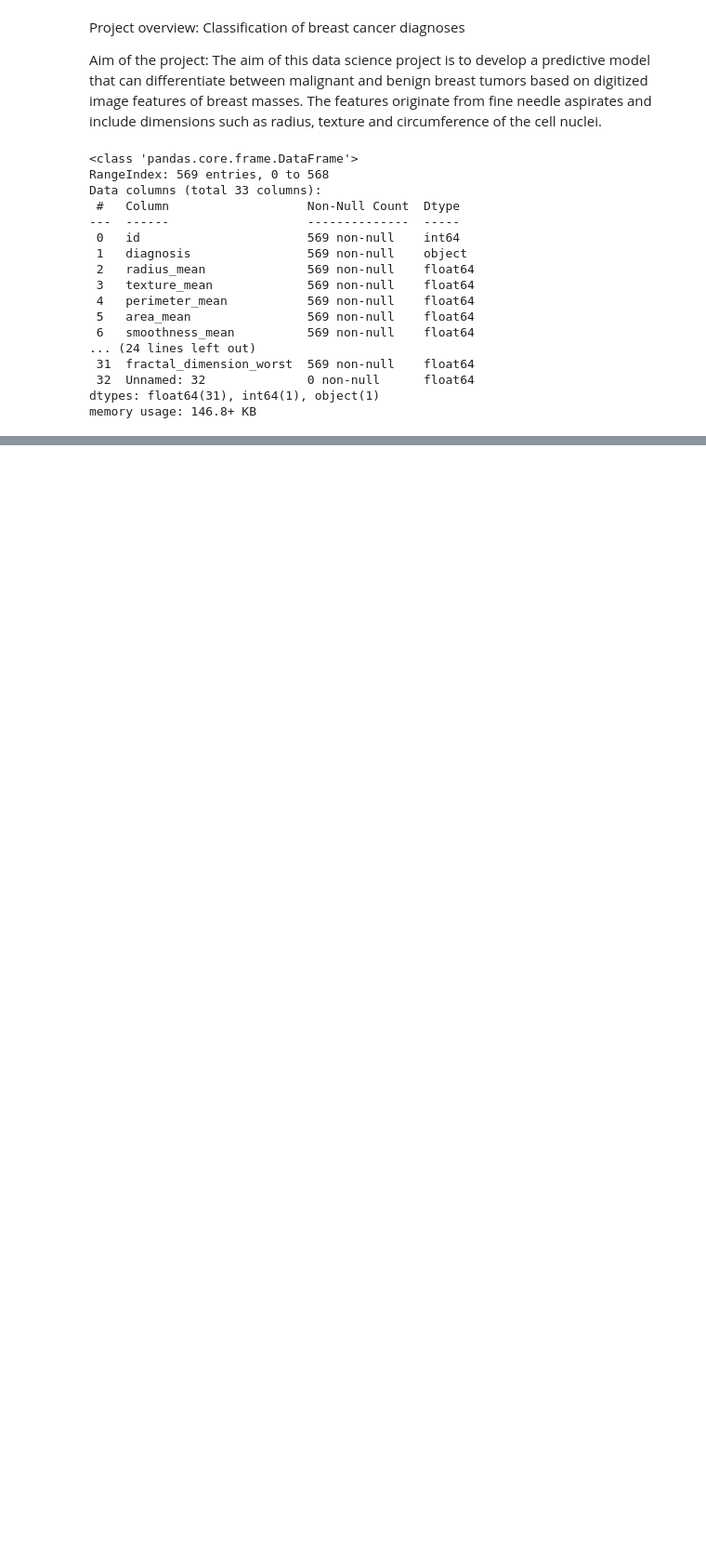
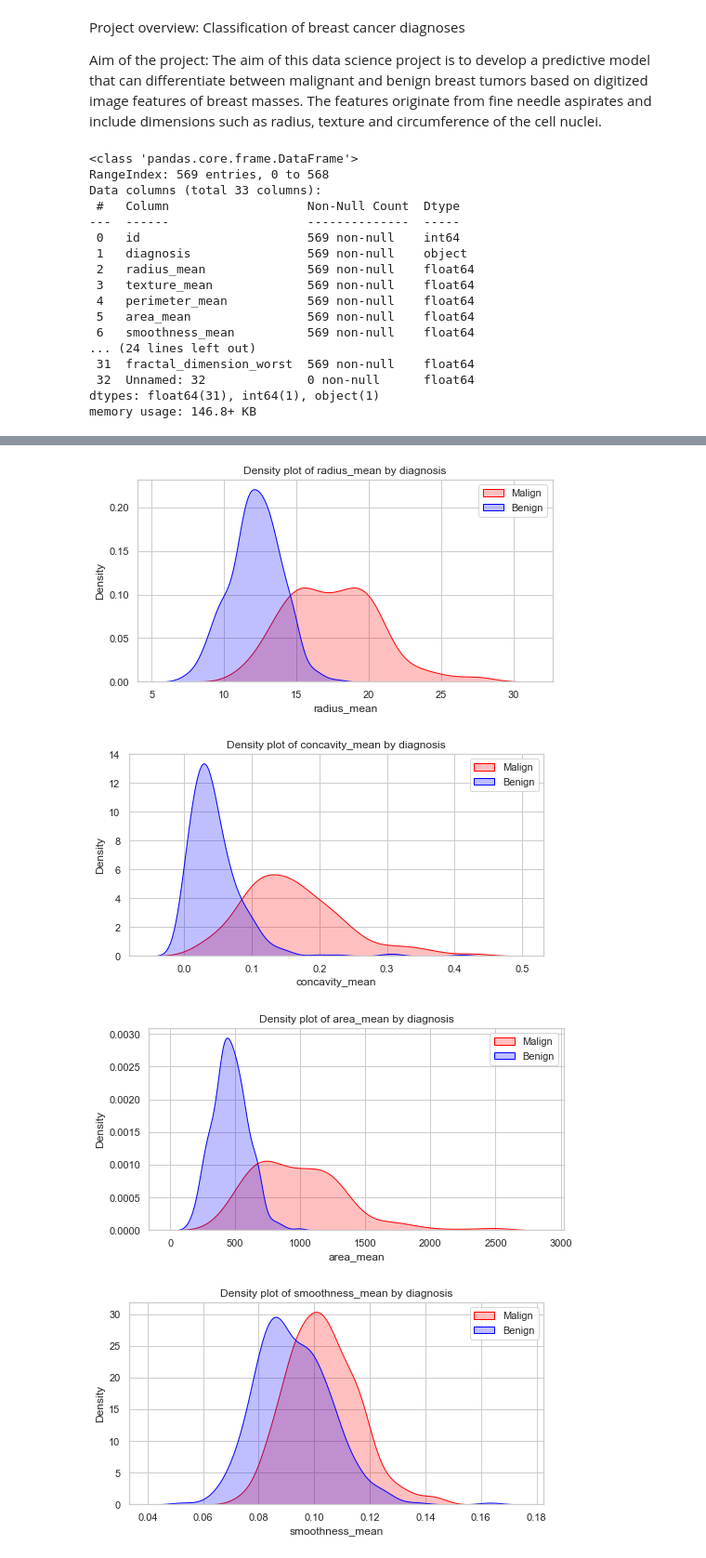
Before and after one commit to TC851/Data-Science-Breast-Cancer-Diagnostic, a Jupyter notebook: Breast cancer Diagnostic.ipynb, the cells around one changed output, grey strips where cells are left out. Shown at 93% size. Cells and saved outputs as stored; diff of their text form; code cells hidden in the pictures; blank space fills up the shorter version.

```diff
--- a/Breast cancer Diagnostic.ipynb
+++ b/Breast cancer Diagnostic.ipynb
@@ -29,0 +132,15 @@ memory usage: 146.8+ KB
+# %%
+for feature in selected_features:
+    plt.figure(figsize=(8, 4))
+    sns.kdeplot(data_df[data_df['diagnosis'] == 'M'][feature], label='Malign', shade=True, color='red')
+    sns.kdeplot(data_df[data_df['diagnosis'] == 'B'][feature], label='Benign', shade=True, color='blue')
+    plt.title(f'Density plot of {feature} by diagnosis')
+    plt.xlabel(feature)
+    plt.ylabel('Density')
+    plt.legend()
+    plt.show()
+# %% [output]
+[figure, added]
+[figure, added]
+[figure, added]
+[figure, added]
```
Also changed, not shown: parts of 8 cells of this notebook.
